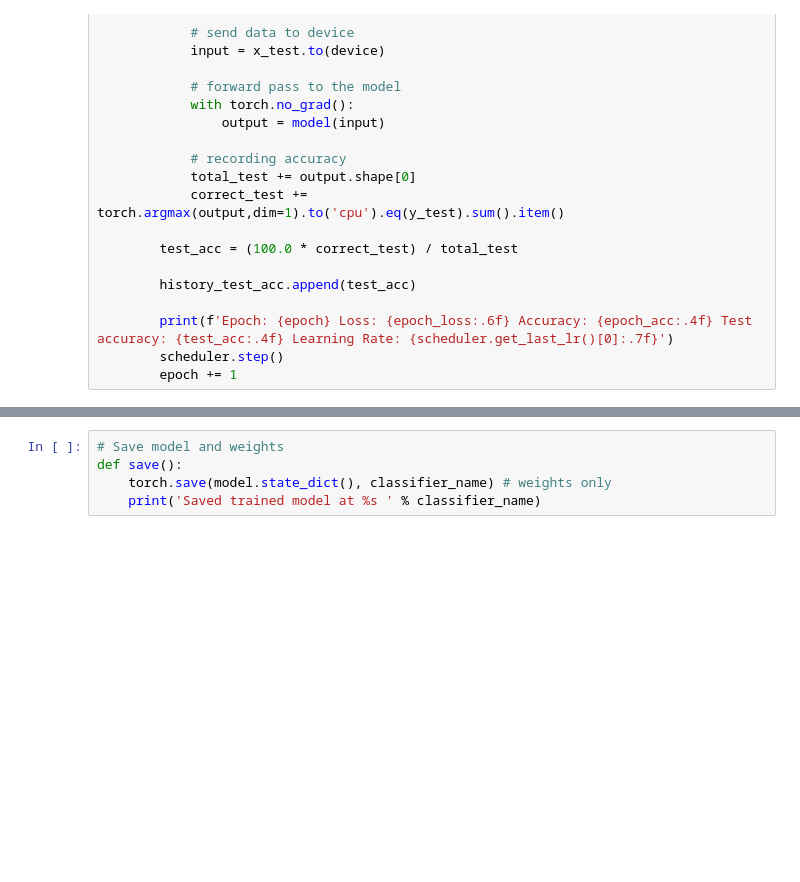
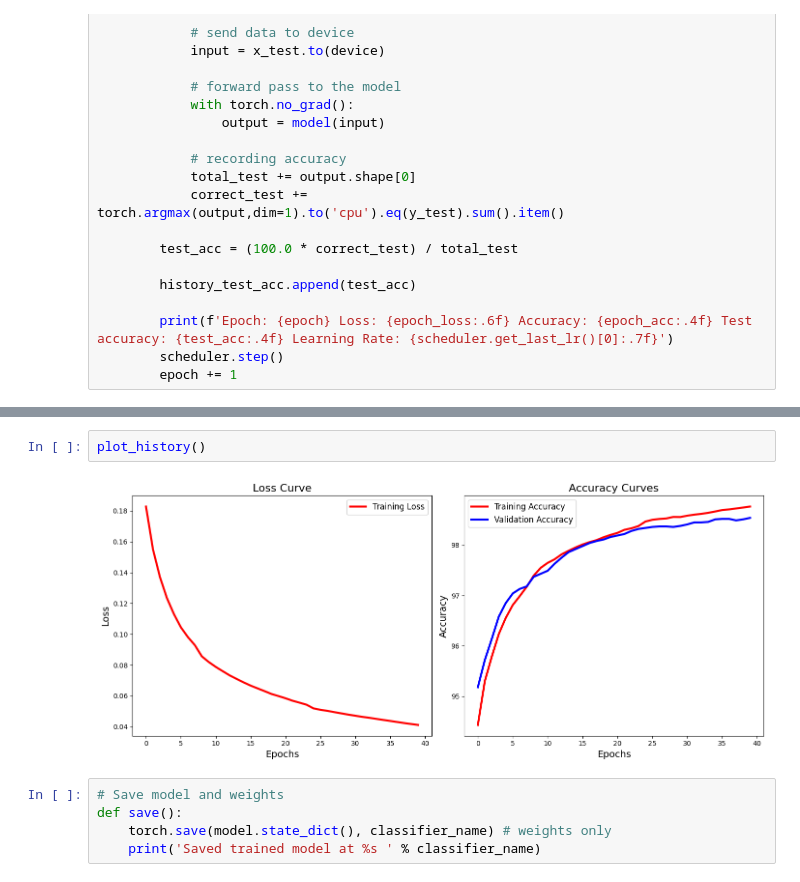
Before and after one commit to danghuy11/OAI, a Jupyter notebook: 02-autoencoder/classifier.ipynb, the cells around one changed output, grey strips where cells are left out. Drawn from its saved outputs; the diff is of its cells as text; blank space fills up the shorter version.

```diff
--- a/02-autoencoder/classifier.ipynb
+++ b/02-autoencoder/classifier.ipynb
@@ -196,3 +293,7 @@ train(num_epochs)
+# %%
+plot_history()
+# %% [output]
+[figure, added]
 # %%
 # Save model and weights
 def save():
```
Also changed, not shown: parts of 17 cells of this notebook.
